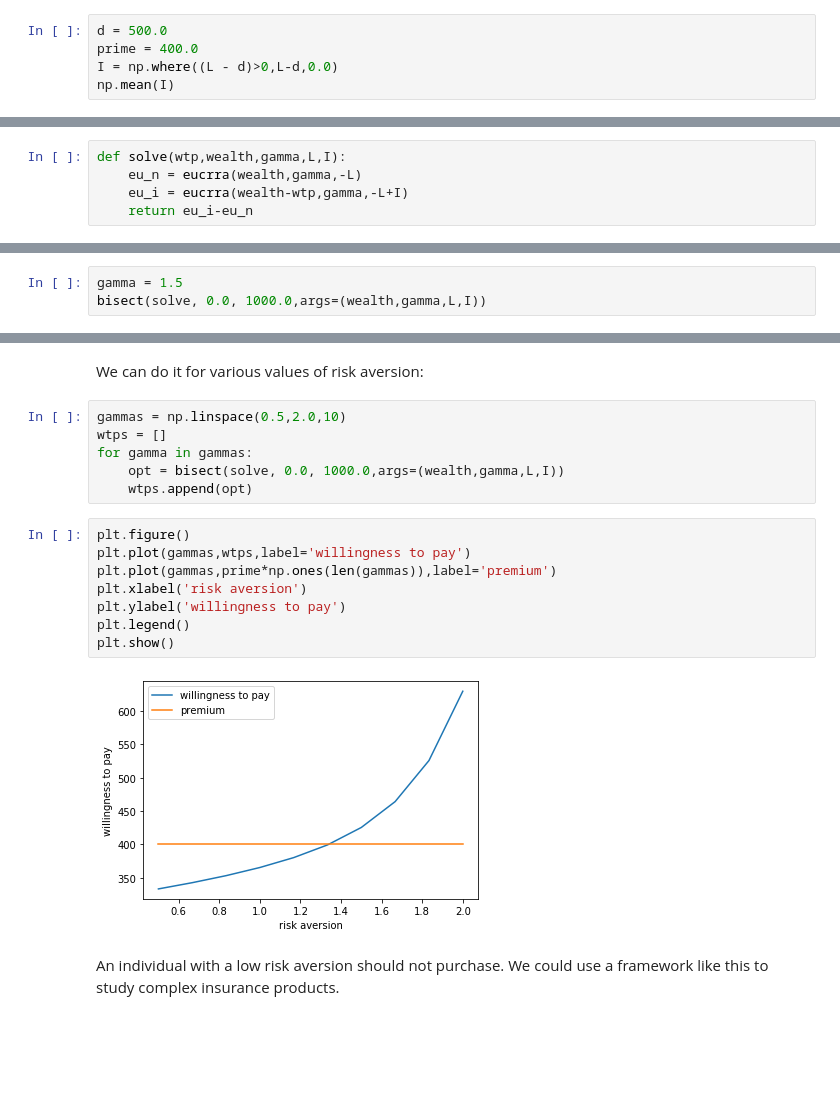
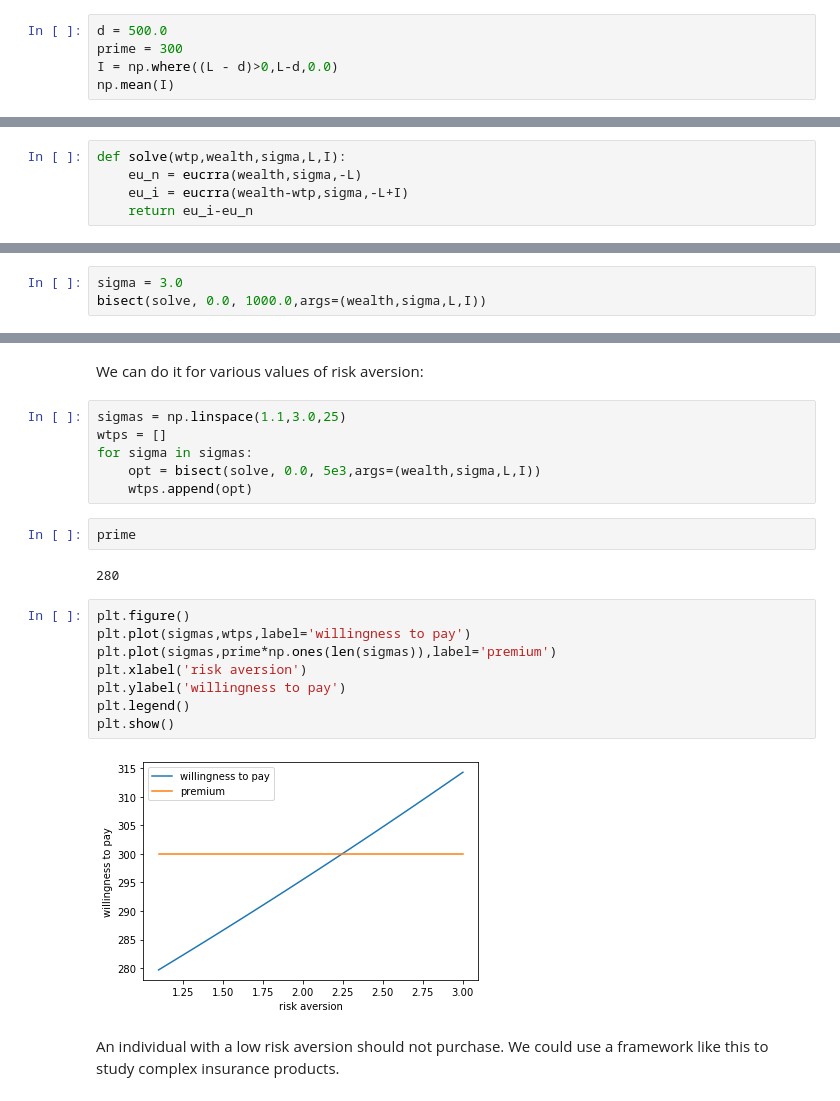
Before and after one commit to pcmichaud/micro, a Jupyter notebook: notebooks/Risk Aversion.ipynb, the cells around one changed output, grey strips where cells are left out. Cells and saved outputs as stored; diff of their text form; blank space fills up the shorter version.

```diff
--- a/notebooks/Risk Aversion.ipynb
+++ b/notebooks/Risk Aversion.ipynb
@@ -217,6 +148,6 @@ So this risk implies an average loss of 327  with a standard deviation of 1879.
 # %%
 d = 500.0
-prime = 400.0
+prime = 300
 I = np.where((L - d)>0,L-d,0.0)
 np.mean(I)
 # %% [output]
@@ -230,9 +157,9 @@ The insurer is selling the policy for 400 while the zero-profit premium would be
 # %% [markdown]
 We compute his willingness to pay
 # %%
-def solve(wtp,wealth,gamma,L,I):
-    eu_n = eucrra(wealth,gamma,-L)
-    eu_i = eucrra(wealth-wtp,gamma,-L+I)
+def solve(wtp,wealth,sigma,L,I):
+    eu_n = eucrra(wealth,sigma,-L)
+    eu_i = eucrra(wealth-wtp,sigma,-L+I)
     return eu_i-eu_n
 # %%
 plt.figure()
@@ -248,4 +175,4 @@ solve(0.0,wealth,gamma,L,I)
 # %%
-gamma = 1.5
-bisect(solve, 0.0, 1000.0,args=(wealth,gamma,L,I))
+sigma = 3.0
+bisect(solve, 0.0, 1000.0,args=(wealth,sigma,L,I))
 # %% [output]
@@ -255,20 +182,24 @@ You are willing to pay more than the premium. So you purchase it.
 # %% [markdown]
 We can do it for various values of risk aversion:
 # %%
-gammas = np.linspace(0.5,2.0,10)
+sigmas = np.linspace(1.1,3.0,25)
 wtps = []
-for gamma in gammas:
-    opt = bisect(solve, 0.0, 1000.0,args=(wealth,gamma,L,I))
+for sigma in sigmas:
+    opt = bisect(solve, 0.0, 5e3,args=(wealth,sigma,L,I))
     wtps.append(opt)
+# %%
+prime
+# %% [output]
+280
 # %%
 plt.figure()
-plt.plot(gammas,wtps,label='willingness to pay')
-plt.plot(gammas,prime*np.ones(len(gammas)),label='premium')
+plt.plot(sigmas,wtps,label='willingness to pay')
+plt.plot(sigmas,prime*np.ones(len(sigmas)),label='premium')
 plt.xlabel('risk aversion')
 plt.ylabel('willingness to pay')
 plt.legend()
 plt.show()
 # %% [output]
-[figure, old version]
+[figure, new version]
 # %% [markdown]
 An individual with a low risk aversion should not purchase. We could use a framework like this to study complex insurance products.
```
Also changed, not shown: parts of 37 cells of this notebook, 3 other files.
